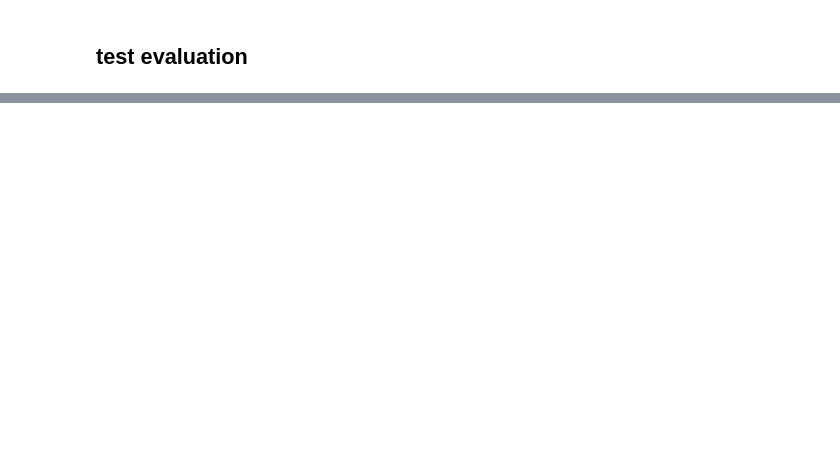
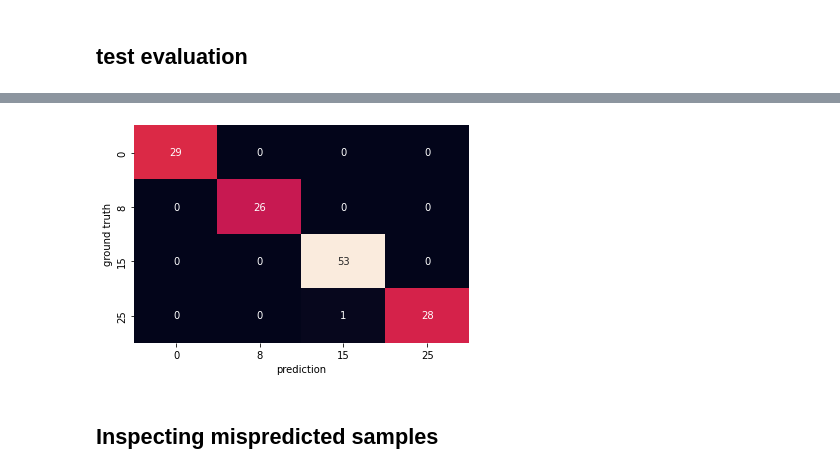
Before and after one commit to marcinstopyra/pfand_clf, a Jupyter notebook: pfand_clf.ipynb, the cells around one changed output, grey strips where cells are left out. Cells and saved outputs as stored; diff of their text form; code cells hidden in the pictures; blank space fills up the shorter version.

```diff
--- a/pfand_clf.ipynb
+++ b/pfand_clf.ipynb
@@ -253,0 +466,38 @@ Test accuracy: 0.934
+# %%
+predicts_oh = cnn_clf.predict(X_test)
+# One_hot decoding
+oh_to_true_label = {0: 0,
+                    1: 8,
+                    2: 15,
+                    3: 25}
+# predictions cat - category, after one hot decoding
+y_pred_cat = [oh_to_true_label[np.argmax(predict_oh)] for predict_oh in predicts_oh]
+# ground_truths
+y_test_cat = [oh_to_true_label[np.argmax(label)] for label in y_test]
+# %%
+def makeConfusionMatrix(y_test, y_pred, classes={0: 0, 8: 1, 15: 2, 25: 3}):
+    """TODO
+    """
+
+    conf_matrix = np.zeros((len(classes), len(classes)))
+    # rows - ground_truth/ label
+    # columns - prediction
+    for label, pred in zip(y_test, y_pred):
+        row = classes[label]
+        column = classes[pred]
+        conf_matrix[row, column] +=1
+
+    df = pd.DataFrame(conf_matrix, columns=classes.keys(), index=classes.keys())
+    return df
+# %%
+conf_matrix = makeConfusionMatrix(y_test_cat, y_pred_cat)
+
+plt.figure()
+sns.heatmap(conf_matrix, annot=True, cbar=False)
+plt.ylabel("ground truth")
+plt.xlabel("prediction")
+plt.show()
+# %% [output]
+[figure, added]
+# %% [markdown]
+## Inspecting mispredicted samples
```
Also changed, not shown: parts of 39 cells of this notebook.
